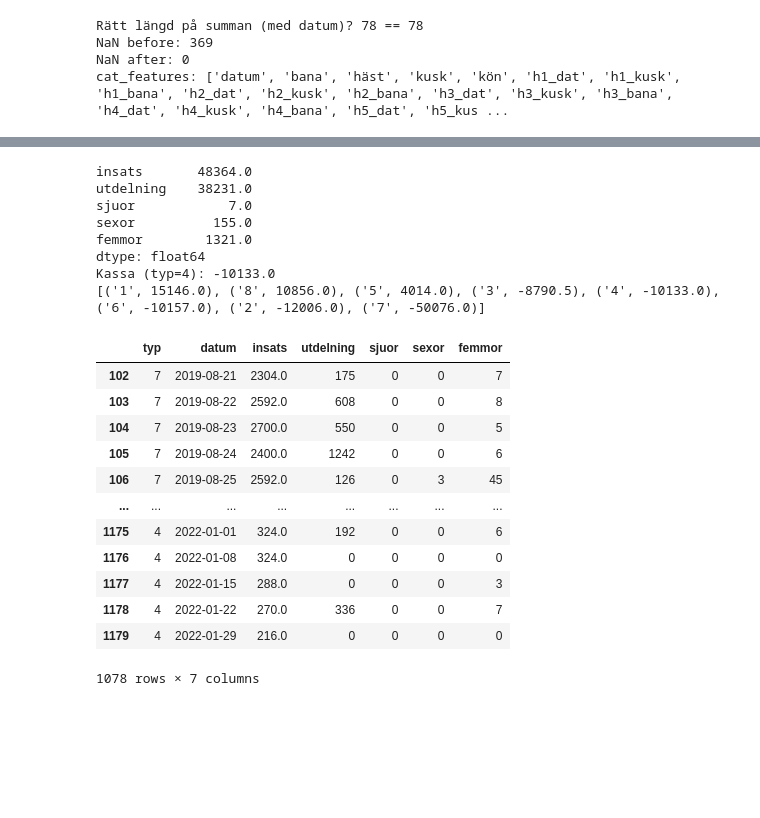
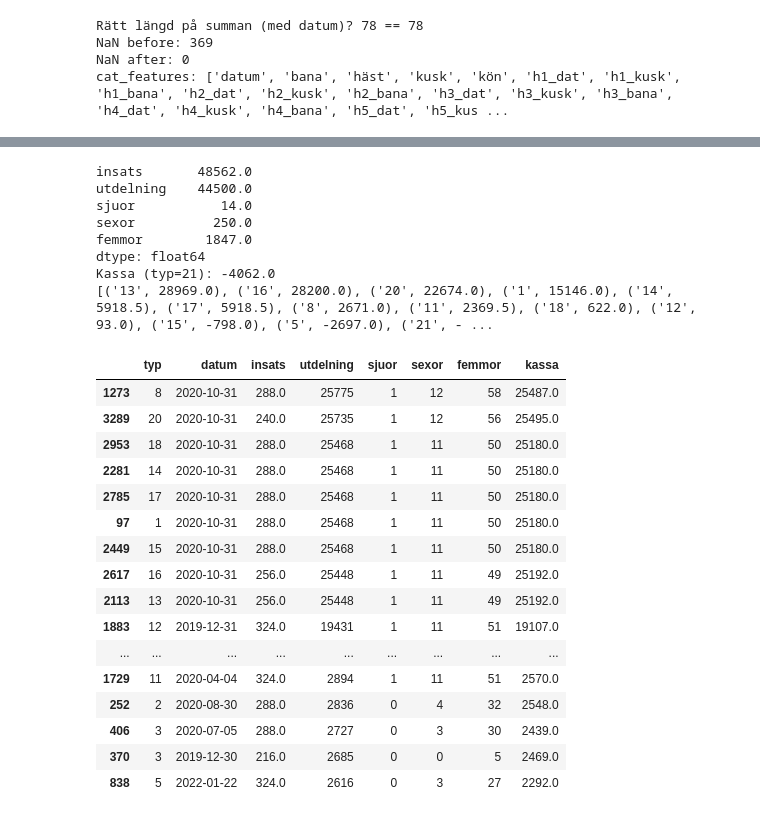
Before and after one commit to carokanns/Trav, a Jupyter notebook: spel/v75_tester/kolla_nya_fearures.ipynb, the cells around one changed output, grey strips where cells are left out. Saved outputs shown, nothing was run; the diff lists cells and outputs as text; code cells hidden in the pictures; blank space fills up the shorter version.

```diff
--- a/spel/v75_tester/kolla_nya_fearures.ipynb
+++ b/spel/v75_tester/kolla_nya_fearures.ipynb
@@ -227,3 +178,10 @@ Minimalt bättre men det är inte vad jag vill uppnå utan bättre viktning mell
+# %%
+# moduler
+import pandas as pd
+import numpy as np
+from catboost import CatBoostClassifier, Pool, cv
+from IPython.display import display
+pd.set_option('display.width', 100)
 # %%
 # skapa data
 df = pd.read_csv('..\\all_data.csv')
@@ -295,20 +288,23 @@ def compute_total_insats(df):
     summa = df.groupby('avd').avd.count().prod() / 2
     return summa
 
-def hitta_största_diff_per_avd(df_, ant):
+# för en omgång (ett datum) ta ut största diff för streck per avd men bara om diff >= 25
+def största_diff_per_avd(df_, ant,only_clear):
     df=df_.copy()
-    # sortera på avd,proba
+    min_diff = 25 if only_clear else 0
+    # sortera på avd,streck
     df = df.sort_values(['avd','streck'], ascending=[False, False])
     diff_list = []
     for avd in range(1,8):
         diff = df.loc[df.avd==avd].streck.iloc[0] - df.loc[df.avd==avd].streck.iloc[1]
-        diff_list.append((avd,diff))
+        if diff >= min_diff:
+            diff_list.append((avd,diff))
 
      # sortera på diff
     diff_list = sorted(diff_list, key=lambda x: x[1], reverse=True)
     return diff_list[:ant]
 
-# temp is a list of tuples. Each tuple is (avd, diff). check if avd is in the list
+# temp is a list of tuples (avd, diff). check if avd is in the list
 def check_avd(avd, temp):
     for t in temp:
         if t[0] == avd:
@@ -504,8 +561,8 @@ stats_typer
 # %%
-spel_dict, dfSpel = testa_flera_omg(X,y, '4', 200)
+curr_typ = '21'
+spel_dict, dfSpel = testa_flera_omg(X,y, curr_typ, 200)
 temp_stats = pd.DataFrame(spel_dict)
 temp_stats.typ=temp_stats.typ.astype('string')
-temp_stats.tail(10)
 # %% [output]
 max_insats 300
 Proba True
@@ -546,11 +612,11 @@ def stats_for_typ(typ,stats):
     stats_row = stats.loc[stats.typ == typ]
     print(stats_row[['insats','utdelning','sjuor','sexor','femmor']].sum())
     print(f'Kassa (typ={typ}):',stats_row.utdelning.sum()-stats_row.insats.sum())
-stats_for_typ('4',spel_stats)
+stats_for_typ(curr_typ, spel_stats)
 
 def bästa_kassa(stats):
     typlista=[]
-    for typ in ['1','2','3','4','5','6','7','8']:
+    for typ in stats.typ.unique():
         row = stats.loc[stats.typ==typ]
         kassa=row.utdelning.sum()-row.insats.sum()
         typlista.append((typ,kassa))
@@ -559,26 +625,34 @@ def bästa_kassa(stats):
 
     print(typlista)
 bästa_kassa(spel_stats)
-spel_stats
 # %% [output]
-insats       48364.0
-utdelning    38231.0
-sjuor            7.0
-sexor          155.0
-femmor        1321.0
+insats       48562.0
+utdelning    44500.0
+sjuor           14.0
+sexor          250.0
+femmor        1847.0
 dtype: float64
-Kassa (typ=4): -10133.0
-[('1', 15146.0), ('8', 10856.0), ('5', 4014.0), ('3', -8790.5), ('4', -10133.0), ('6', -10157.0), ('2', -12006.0), ('7', -50076.0)]
+Kassa (typ=21): -4062.0
+[('13', 28969.0), ('16', 28200.0), ('20', 22674.0), ('1', 15146.0), ('14', 5918.5), ('17', 5918.5), ('8', 2671.0), ('11', 2369.5), ('18', 622.0), ('12', 93.0), ('15', -798.0), ('5', -2697.0), ('21', - ...
-|  | typ | datum | insats | utdelning | sjuor | sexor | femmor |
-| 102 | 7 | 2019-08-21 | 2304.0 | 175 | 0 | 0 | 7 |
-| 103 | 7 | 2019-08-22 | 2592.0 | 608 | 0 | 0 | 8 |
-| 104 | 7 | 2019-08-23 | 2700.0 | 550 | 0 | 0 | 5 |
-| 105 | 7 | 2019-08-24 | 2400.0 | 1242 | 0 | 0 | 6 |
-| 106 | 7 | 2019-08-25 | 2592.0 | 126 | 0 | 3 | 45 |
-| ... | ... | ... | ... | ... | ... | ... | ... |
-| 1175 | 4 | 2022-01-01 | 324.0 | 192 | 0 | 0 | 6 |
-| 1176 | 4 | 2022-01-08 | 324.0 | 0 | 0 | 0 | 0 |
-| 1177 | 4 | 2022-01-15 | 288.0 | 0 | 0 | 0 | 3 |
-| 1178 | 4 | 2022-01-22 | 270.0 | 336 | 0 | 0 | 7 |
-| 1179 | 4 | 2022-01-29 | 216.0 | 0 | 0 | 0 | 0 |
-1078 rows × 7 columns
+# %%
+spel_stats['kassa'] = spel_stats.utdelning-spel_stats.insats
+spel_stats.groupby('typ')[['sjuor','sexor','femmor','insats','kassa']].sum().sort_values(by='sjuor', ascending=False)
+spel_stats.loc[spel_stats.typ != '7'].sort_values(by='utdelning', ascending=False).head(60)
+# %% [output]
+|  | typ | datum | insats | utdelning | sjuor | sexor | femmor | kassa |
+| 1273 | 8 | 2020-10-31 | 288.0 | 25775 | 1 | 12 | 58 | 25487.0 |
+| 3289 | 20 | 2020-10-31 | 240.0 | 25735 | 1 | 12 | 56 | 25495.0 |
+| 2953 | 18 | 2020-10-31 | 288.0 | 25468 | 1 | 11 | 50 | 25180.0 |
+| 2281 | 14 | 2020-10-31 | 288.0 | 25468 | 1 | 11 | 50 | 25180.0 |
+| 2785 | 17 | 2020-10-31 | 288.0 | 25468 | 1 | 11 | 50 | 25180.0 |
+| 97 | 1 | 2020-10-31 | 288.0 | 25468 | 1 | 11 | 50 | 25180.0 |
+| 2449 | 15 | 2020-10-31 | 288.0 | 25468 | 1 | 11 | 50 | 25180.0 |
+| 2617 | 16 | 2020-10-31 | 256.0 | 25448 | 1 | 11 | 49 | 25192.0 |
+| 2113 | 13 | 2020-10-31 | 256.0 | 25448 | 1 | 11 | 49 | 25192.0 |
+| 1883 | 12 | 2019-12-31 | 324.0 | 19431 | 1 | 11 | 51 | 19107.0 |
+| ... | ... | ... | ... | ... | ... | ... | ... | ... |
+| 1729 | 11 | 2020-04-04 | 324.0 | 2894 | 1 | 11 | 51 | 2570.0 |
+| 252 | 2 | 2020-08-30 | 288.0 | 2836 | 0 | 4 | 32 | 2548.0 |
+| 406 | 3 | 2020-07-05 | 288.0 | 2727 | 0 | 3 | 30 | 2439.0 |
+| 370 | 3 | 2019-12-30 | 216.0 | 2685 | 0 | 0 | 5 | 2469.0 |
+| 838 | 5 | 2022-01-22 | 324.0 | 2616 | 0 | 3 | 27 | 2292.0 |
```
Also changed, not shown: parts of 15 cells of this notebook, 12 other files.
